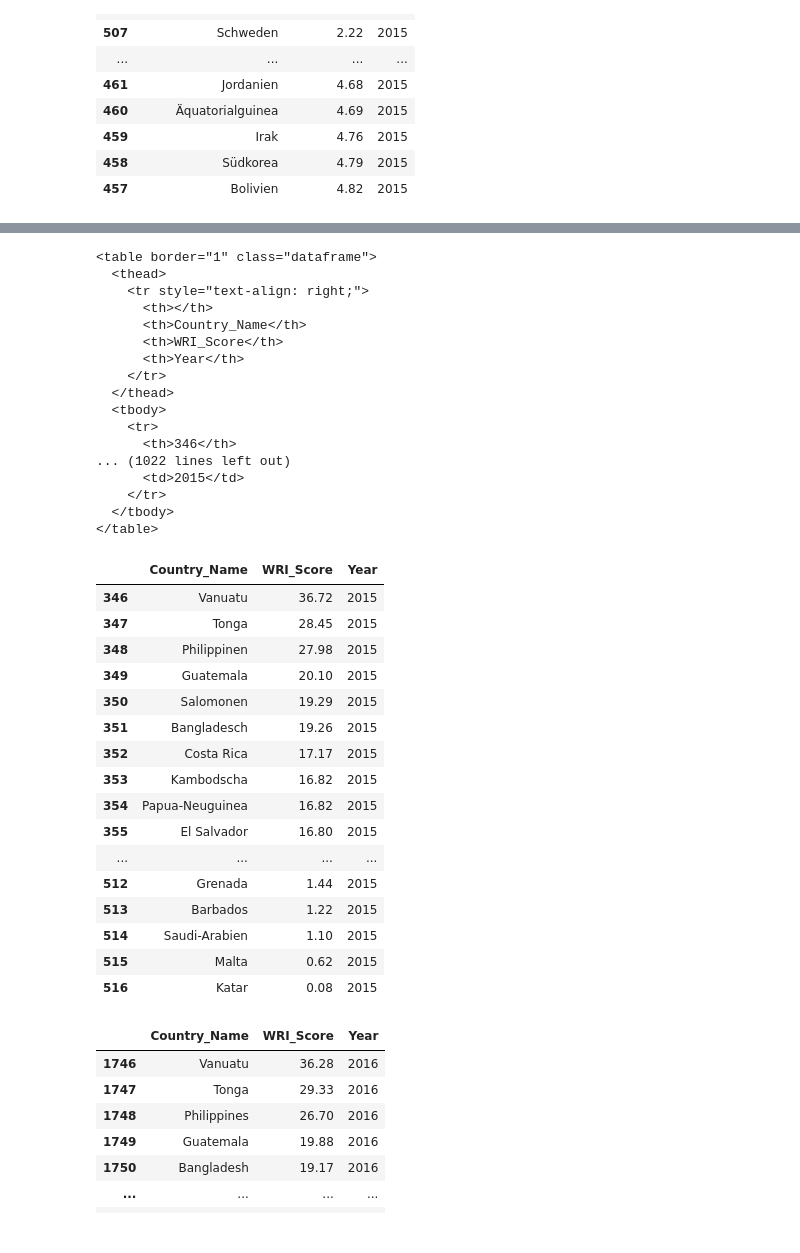
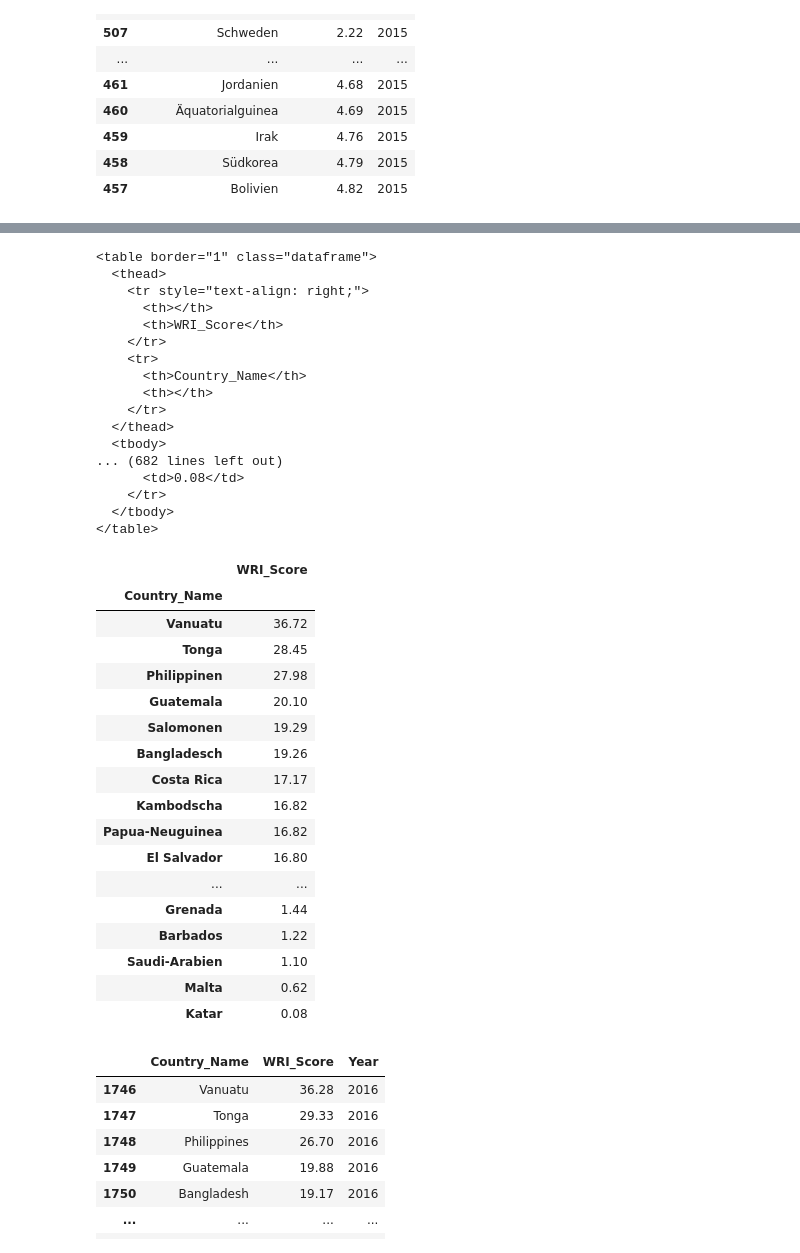
Before and after one commit to b0906/group7, a Jupyter notebook: Data Cleaning/rank_by_wri-Copy1-checkpoint.ipynb, the cells around one changed output, grey strips where cells are left out. Drawn from its saved outputs; the diff is of its cells as text; code cells hidden in the pictures.

```diff
--- a/Data Cleaning/rank_by_wri-Copy1-checkpoint.ipynb
+++ b/Data Cleaning/rank_by_wri-Copy1-checkpoint.ipynb
@@ -531,3 +685,7 @@ wri_2015_df.sort_values("WRI_Score", ascending = True).head(60)
 | 459 | Irak | 4.76 | 2015 |
 | 458 | Südkorea | 4.79 | 2015 |
 | 457 | Bolivien | 4.82 | 2015 |
+# %%
+# remove column year and set contry_name as index
+rank_2015 = wri_2015_df.drop(['Year'], axis=1).set_index('Country_Name')
+rank_2015
@@ -534,22 +740,22 @@ wri_2015_df.sort_values("WRI_Score", ascending = True).head(60)
 # %%
 # convert dataframe to HTML table
-result = wri_2015_df.to_html()
+result = rank_2015.to_html()
 print(result)
 # %% [output]
 <table border="1" class="dataframe">
   <thead>
     <tr style="text-align: right;">
       <th></th>
+      <th>WRI_Score</th>
+    </tr>
+    <tr>
       <th>Country_Name</th>
-      <th>WRI_Score</th>
-      <th>Year</th>
+      <th></th>
     </tr>
   </thead>
   <tbody>
-    <tr>
-      <th>346</th>
-... (1022 lines left out)
-      <td>2015</td>
+... (682 lines left out)
+      <td>0.08</td>
     </tr>
   </tbody>
 </table>
@@ -563,25 +769,26 @@ text_file.write(html)
 text_file.close()
 # %%
 # display HTMK data in the form of a table-stripped
-HTML(wri_2015_df.to_html(classes='table table-stripped'))
+HTML(rank_2015.to_html(classes='table table-stripped'))
 # %% [output]
-|  | Country_Name | WRI_Score | Year |
-| 346 | Vanuatu | 36.72 | 2015 |
-| 347 | Tonga | 28.45 | 2015 |
-| 348 | Philippinen | 27.98 | 2015 |
-| 349 | Guatemala | 20.10 | 2015 |
-| 350 | Salomonen | 19.29 | 2015 |
-| 351 | Bangladesch | 19.26 | 2015 |
-| 352 | Costa Rica | 17.17 | 2015 |
-| 353 | Kambodscha | 16.82 | 2015 |
-| 354 | Papua-Neuguinea | 16.82 | 2015 |
-| 355 | El Salvador | 16.80 | 2015 |
-| ... | ... | ... | ... |
-| 512 | Grenada | 1.44 | 2015 |
-| 513 | Barbados | 1.22 | 2015 |
-| 514 | Saudi-Arabien | 1.10 | 2015 |
-| 515 | Malta | 0.62 | 2015 |
-| 516 | Katar | 0.08 | 2015 |
+|  | WRI_Score |
+| Country_Name |  |
+| Vanuatu | 36.72 |
+| Tonga | 28.45 |
+| Philippinen | 27.98 |
+| Guatemala | 20.10 |
+| Salomonen | 19.29 |
+| Bangladesch | 19.26 |
+| Costa Rica | 17.17 |
+| Kambodscha | 16.82 |
+| Papua-Neuguinea | 16.82 |
+| El Salvador | 16.80 |
+| ... | ... |
+| Grenada | 1.44 |
+| Barbados | 1.22 |
+| Saudi-Arabien | 1.10 |
+| Malta | 0.62 |
+| Katar | 0.08 |
 # %%
 # 2016
 wri_2016_df = wri_rank_transformed_df.loc[(wri_rank_transformed_df["Year"] == 2016)]
```
Also changed, not shown: parts of 58 cells of this notebook, 14 other files.
